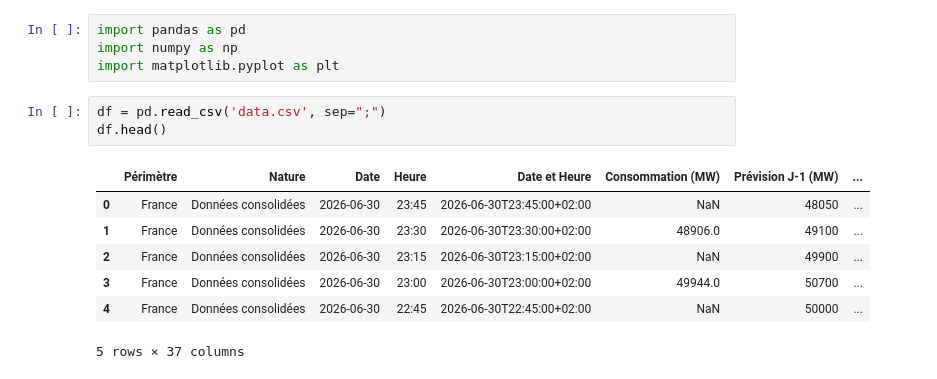
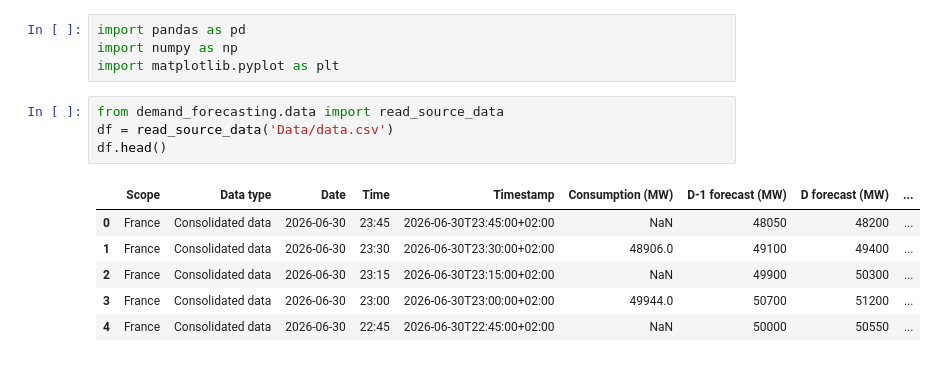
Before and after one commit to Simon-delalande/electricity-demand-forecasting, a Jupyter notebook: Data_explore.ipynb, the cells around one changed output. Saved outputs shown, nothing was run; the diff lists cells and outputs as text.

```diff
--- a/Data_explore.ipynb
+++ b/Data_explore.ipynb
@@ -3,14 +3,14 @@ import pandas as pd
 import numpy as np
 import matplotlib.pyplot as plt
 # %%
-df = pd.read_csv('data.csv', sep=";")
+from demand_forecasting.data import read_source_data
+df = read_source_data('Data/data.csv')
 df.head()
 # %% [output]
-|  | Périmètre | Nature | Date | Heure | Date et Heure | Consommation (MW) | Prévision J-1 (MW) | ... |
-| 0 | France | Données consolidées | 2026-06-30 | 23:45 | 2026-06-30T23:45:00+02:00 | NaN | 48050 | ... |
-| 1 | France | Données consolidées | 2026-06-30 | 23:30 | 2026-06-30T23:30:00+02:00 | 48906.0 | 49100 | ... |
-| 2 | France | Données consolidées | 2026-06-30 | 23:15 | 2026-06-30T23:15:00+02:00 | NaN | 49900 | ... |
-| 3 | France | Données consolidées | 2026-06-30 | 23:00 | 2026-06-30T23:00:00+02:00 | 49944.0 | 50700 | ... |
-| 4 | France | Données consolidées | 2026-06-30 | 22:45 | 2026-06-30T22:45:00+02:00 | NaN | 50000 | ... |
+|  | Scope | Data type | Date | Time | Timestamp | Consumption (MW) | D-1 forecast (MW) | D forecast (MW) | ... |
+| 0 | France | Consolidated data | 2026-06-30 | 23:45 | 2026-06-30T23:45:00+02:00 | NaN | 48050 | 48200 | ... |
+| 1 | France | Consolidated data | 2026-06-30 | 23:30 | 2026-06-30T23:30:00+02:00 | 48906.0 | 49100 | 49400 | ... |
+| 2 | France | Consolidated data | 2026-06-30 | 23:15 | 2026-06-30T23:15:00+02:00 | NaN | 49900 | 50300 | ... |
+| 3 | France | Consolidated data | 2026-06-30 | 23:00 | 2026-06-30T23:00:00+02:00 | 49944.0 | 50700 | 51200 | ... |
+| 4 | France | Consolidated data | 2026-06-30 | 22:45 | 2026-06-30T22:45:00+02:00 | NaN | 50000 | 50550 | ... |
-5 rows × 37 columns
 # %%
```
Also changed, not shown: parts of 16 cells of this notebook, 28 other files.
